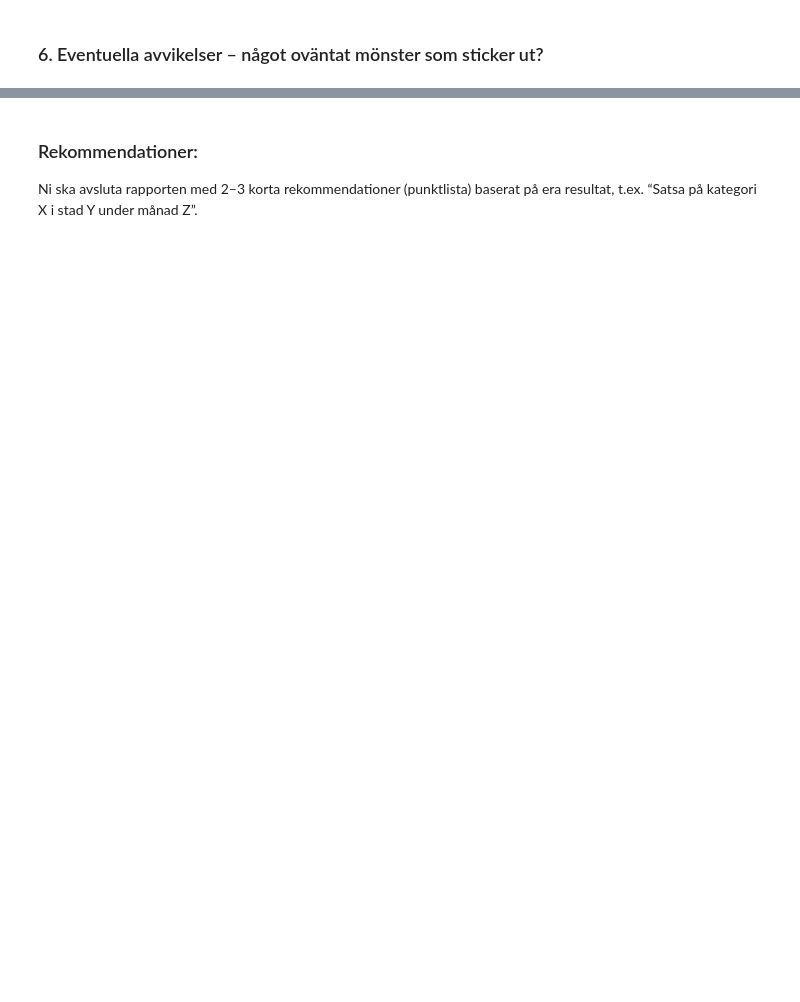
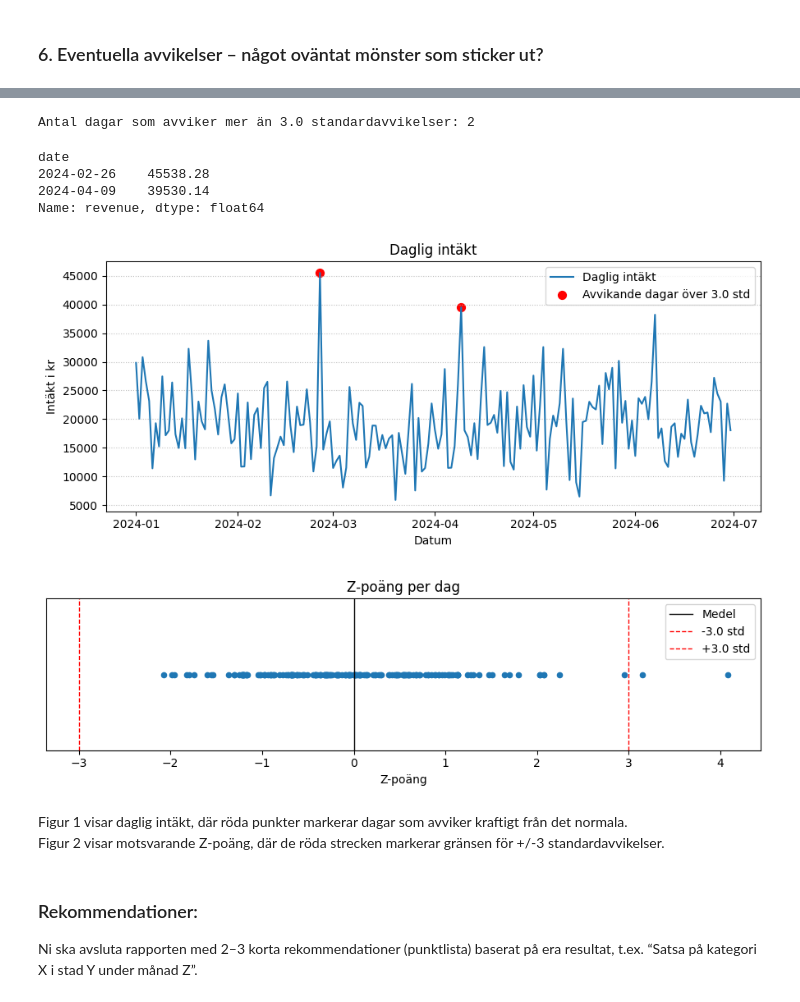
Before and after one commit to NadineKn/TW1, a Jupyter notebook: report.ipynb, the cells around one changed output, grey strips where cells are left out. Saved outputs shown, nothing was run; the diff lists cells and outputs as text; code cells hidden in the pictures; blank space fills up the shorter version.

```diff
--- a/report.ipynb
+++ b/report.ipynb
@@ -128,3 +247,73 @@ print(f"\nTotal omsättning: {total} (avrundad till {total_rounded})")
+# %%
+def compute_z_scores(series):
+    """
+    Räknar ut z-värden, alltså hur långt varje värde är från medelvärdet.
+    Om alla värden är lika blir resultatet nollor.
+    """
+    mean = series.mean()
+    std = series.std(ddof=0)
+    if std == 0:
+        return series * 0
+    return (series - mean) / std
+
+def detect_anomalies(series, threshold=3.0):
+    """
+    Returnerar en serie värden där z-värdet är större än gränsen.
+    """
+    z = compute_z_scores(series)
+    mask = z.abs() >= threshold
+    return series[mask], z
+# %%
+Z = 3.0
+
+anomalies, z = detect_anomalies(daily_revenue, threshold=Z)
+
+print(f"Antal dagar som avviker mer än {Z} standardavvikelser: {len(anomalies)}")
+
+display(anomalies.sort_index().head(5))
+
+
+plt.figure(figsize=(9,4))
+plt.plot(daily_revenue.index, daily_revenue.values, label="Daglig intäkt")
+if len(anomalies) > 0:
+    plt.scatter(
+        anomalies.index, anomalies.values,
+        color="red", s=50,
+        label=f"Avvikande dagar över {Z} std",
+        )
+plt.title("Daglig intäkt")
+plt.xlabel("Datum")
+plt.ylabel("Intäkt i kr")
+plt.legend(loc="upper right")
+plt.grid(True, axis="y", linestyle=":", alpha=0.8)
+plt.tight_layout()
+plt.show()
+
+
+
+plt.figure(figsize=(9,2.8))
+plt.scatter(z, np.zeros_like(z), s=20)
+plt.axvline(0,  color="black", linestyle="-",  linewidth=1, label="Medel")
+plt.axvline(-Z, color="red",   linestyle="--", linewidth=1, label=f"-{Z} std")
+plt.axvline( Z, color="red",   linestyle="--", linewidth=1, label=f"+{Z} std")
+plt.yticks([])
+plt.ylabel("")
+plt.xlabel("Z-poäng")
+plt.title("Z-poäng per dag")
+plt.legend(loc="upper right")
+plt.tight_layout()
+plt.show()
+# %% [output]
+Antal dagar som avviker mer än 3.0 standardavvikelser: 2
+date
+2024-02-26    45538.28
+2024-04-09    39530.14
+Name: revenue, dtype: float64
+[figure, added]
+[figure, added]
+# %% [markdown]
+Figur 1 visar daglig intäkt, där röda punkter markerar dagar som avviker kraftigt från det normala.
+Figur 2 visar motsvarande Z-poäng, där de röda strecken markerar gränsen för +/-3 standardavvikelser.
 # %% [markdown]
 ### Rekommendationer:
 
```
Also changed, not shown: parts of 14 cells of this notebook.
